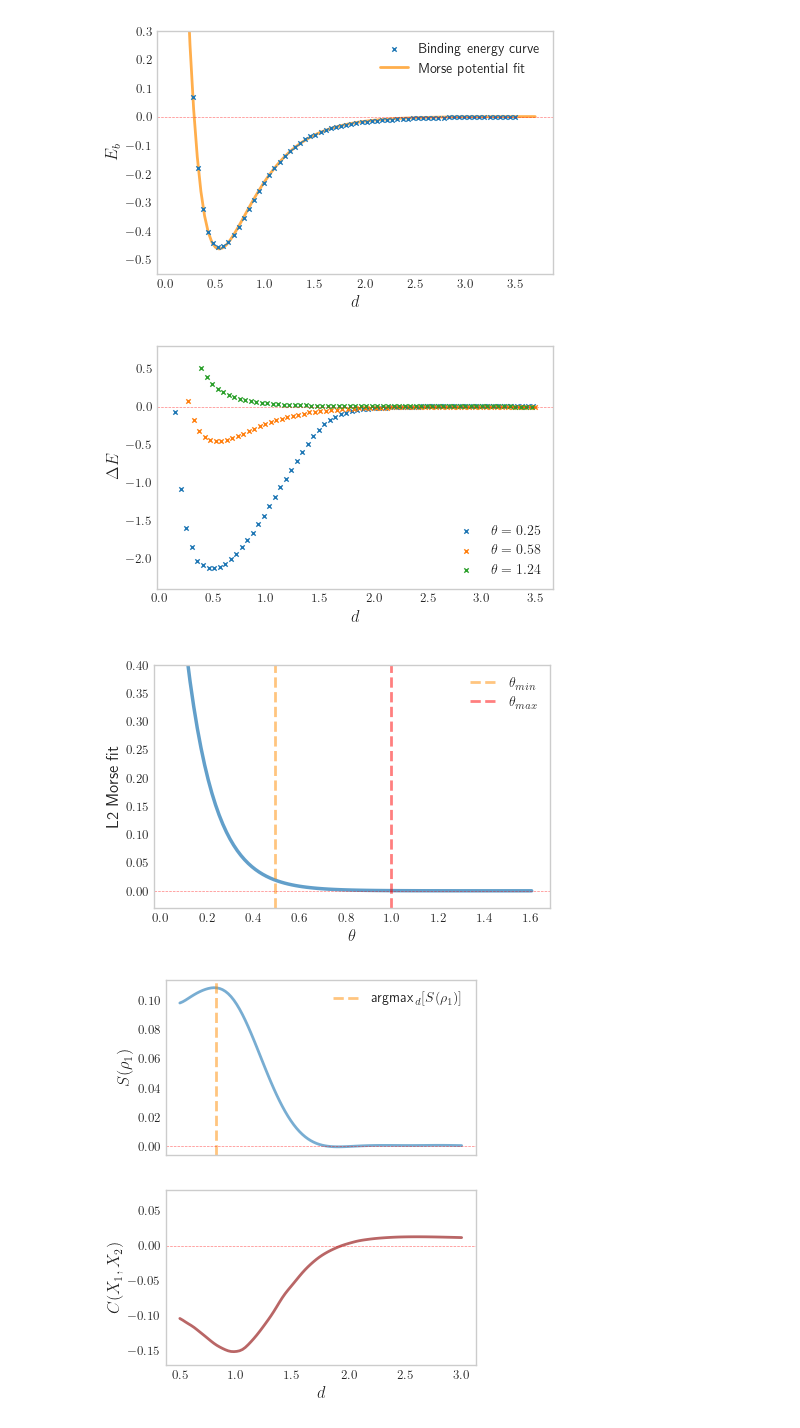
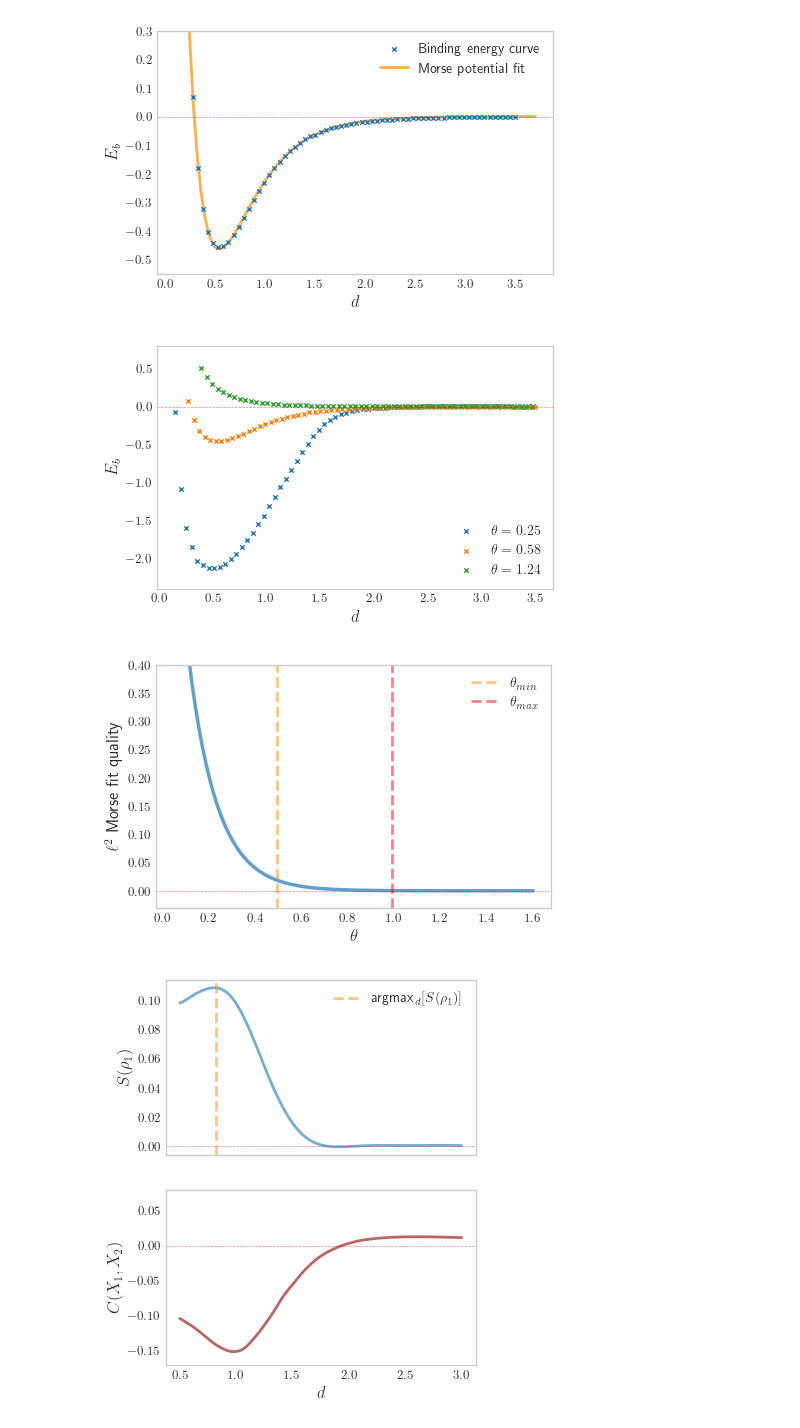
Before and after one commit to MatthieuSarkis/Long-range-intermolecular-interactions-on-a-continuous-variable-quantum-computer, a Jupyter notebook: plot_alternate.ipynb, the cells around one changed output. Cells and saved outputs as stored; diff of their text form; code cells hidden in the pictures.

```diff
--- a/plot_alternate.ipynb
+++ b/plot_alternate.ipynb
@@ -478,7 +469,7 @@ def plot_binding_multiple_binding_curves(
     )
 
     axes.set_xlabel(r'$d$')
-    axes.set_ylabel(r'$\Delta E$')
+    axes.set_ylabel(r'$E_b$')
     if ymin is not None and ymax is not None:
         axes.set_ylim(ymin, ymax)
     axes.grid(False)
@@ -495,41 +486,41 @@ plot_binding_multiple_binding_curves(
     ymax=0.8,
 )
 # %% [output]
-[figure, old version]
+[figure, new version]
 # %%
 fig, axes = plt.subplots(nrows=1, ncols=1)
 
 line0, = axes.plot(
     np.linspace(0.05, 1.6, 100),
     [fit_morse_quality(r) for r in np.linspace(0.01, 1.6, 100)],
     #c='purple',
     alpha=0.7,
     #label='L2-error of the Morse fit',
     linewidth=2.5
 )
 
 line1 = axes.axvline(x=0.4960409453036515, label=r'$\theta_{min}$', c='darkorange', alpha=0.5, linestyle = 'dashed')
 line2 = axes.axvline(x=0.992081890607303, label=r'$\theta_{max}$', c='red', alpha=0.5, linestyle = 'dashed')
 
 axes.axhline(
     y = 0.0,
     color = 'red',
     linestyle = '--',
     alpha=0.5,
     lw=0.5
 )
 
 axes.legend(handles=[line0, line1, line2])
 
 axes.set_xlabel(r'$\theta$')
-axes.set_ylabel(r'L2 Morse fit')
+axes.set_ylabel(r'$\ell^2$ Morse fit quality')
 axes.set_ylim(-0.03, 0.4)
 axes.grid(False)
 #axes.set_title('Morse fit quality as a function of the angle')
 #plt.show()
 plt.savefig(os.path.join(plots_path, 'morse_quality.pdf'), dpi=300, transparent=False, bbox_inches='tight')
 # %% [output]
-[figure, old version]
+[figure, new version]
 # %%
 angle_idx = 7
 start = startingDistance[angle_idx - 1] + 6
```
Also changed, not shown: parts of 2 cells of this notebook, 6 other files.
